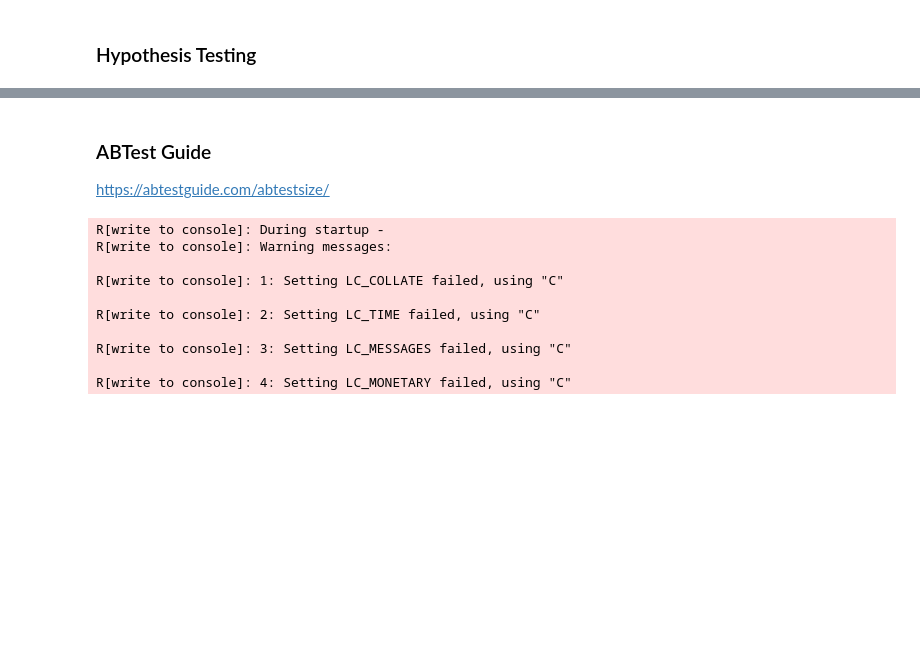
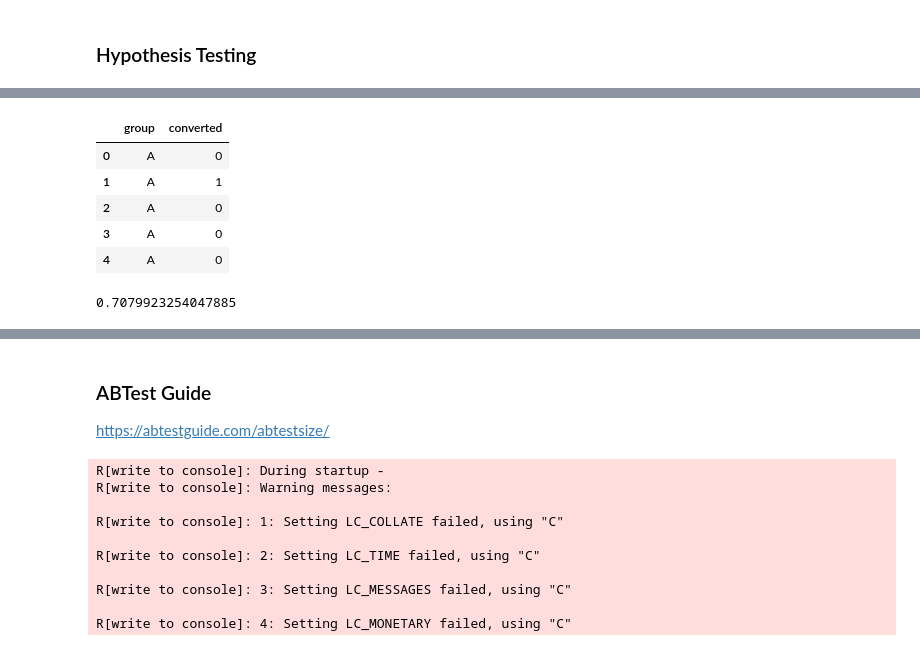
Before and after one commit to samanthansr/statistics-cookbook, a Jupyter notebook: statistics-cookbook.ipynb, the cells around one changed output, grey strips where cells are left out. Cells and saved outputs as stored; diff of their text form; code cells hidden in the pictures; blank space fills up the shorter version.

```diff
--- a/statistics-cookbook.ipynb
+++ b/statistics-cookbook.ipynb
@@ -2,0 +286,9 @@
+# %%
+ab_data.head()
+# %% [output]
+|  | group | converted |
+| 0 | A | 0 |
+| 1 | A | 1 |
+| 2 | A | 0 |
+| 3 | A | 0 |
+| 4 | A | 0 |
@@ -2,0 +299,19 @@
+# %%
+# parameters
+n_A = 100
+n_B = 100
+c_A = 50
+c_B = 45
+
+p_A = c_A / n_A
+p_B = c_B / n_B
+p_c = (c_A + c_B) / (n_A + n_B)
+
+Z_score = (
+    ((p_A - p_B) - 0)
+    / np.sqrt((p_c * (1 - p_c)) * (1/n_A + 1/n_B))
+)  # 0 is the null hypothesis
+
+Z_score
+# %% [output]
+0.7079923254047885
```
Also changed, not shown: parts of 25 cells of this notebook.
